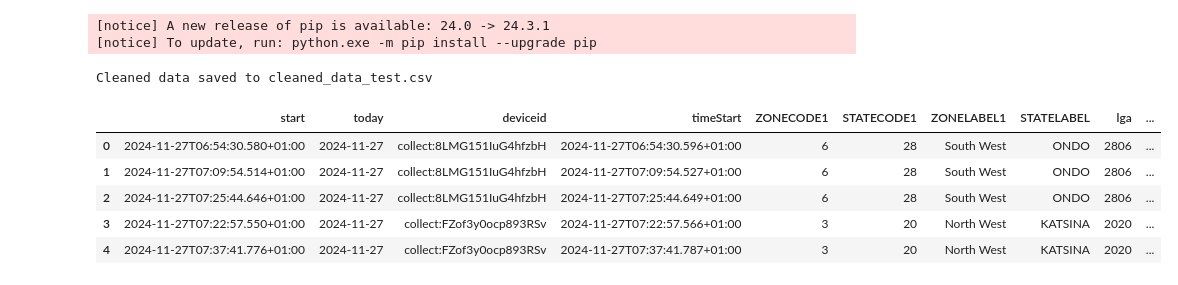
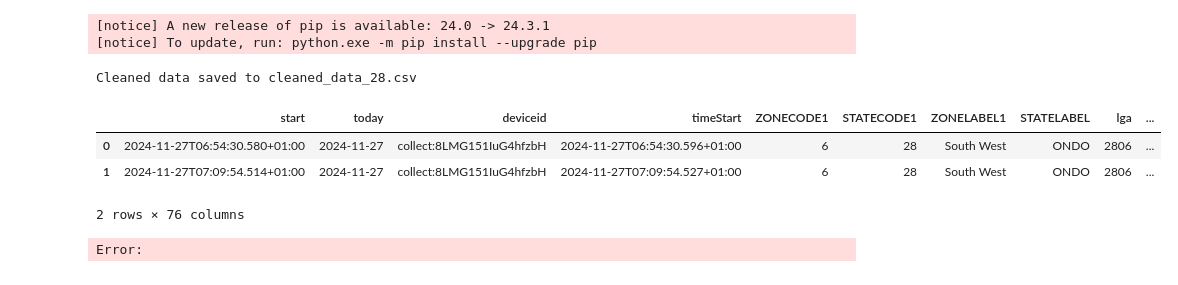
Before and after one commit to prof2022/nbsfoodpricecleanerpkg, a Jupyter notebook: experiments/experiments.ipynb, the cells around one changed output. Cells and saved outputs as stored; diff of their text form; code cells hidden in the pictures.

```diff
--- a/experiments/experiments.ipynb
+++ b/experiments/experiments.ipynb
@@ -227,5 +227,5 @@ Successfully installed nbsfoodpricecleaner-0.0.4
 # %%
 from nbsfoodpricecleaner import data_cleaner as dc
 # %%
-input_filepath=r"D:\gigs\nbs\NBS_Crowdsource_Food_Price_Form_27th.csv"  # Replace with the actual raw data CSV path
-output_filepath="cleaned_data_test.csv"
+input_filepath=r"D:\gigs\nbs\NBS_Crowdsource_Food_Price_Form_28th.csv"  # Replace with the actual raw data CSV path
+output_filepath="cleaned_data_28.csv"
@@ -238,15 +240,14 @@ cleaner.clean_data()
 # %%
 cleaner.save_cleaned_data()
 # %% [output]
-Cleaned data saved to cleaned_data_test.csv
+Cleaned data saved to cleaned_data_28.csv
 # %%
 pd.set_option('display.max_columns', 100)
 # %%
-cleaner.data.head()
+cleaner.data.head(2)
 # %% [output]
 |  | start | today | deviceid | timeStart | ZONECODE1 | STATECODE1 | ZONELABEL1 | STATELABEL | lga | ... |
 | 0 | 2024-11-27T06:54:30.580+01:00 | 2024-11-27 | collect:8LMG151IuG4hfzbH | 2024-11-27T06:54:30.596+01:00 | 6 | 28 | South West | ONDO | 2806 | ... |
 | 1 | 2024-11-27T07:09:54.514+01:00 | 2024-11-27 | collect:8LMG151IuG4hfzbH | 2024-11-27T07:09:54.527+01:00 | 6 | 28 | South West | ONDO | 2806 | ... |
-| 2 | 2024-11-27T07:25:44.646+01:00 | 2024-11-27 | collect:8LMG151IuG4hfzbH | 2024-11-27T07:25:44.649+01:00 | 6 | 28 | South West | ONDO | 2806 | ... |
-| 3 | 2024-11-27T07:22:57.550+01:00 | 2024-11-27 | collect:FZof3y0ocp893RSv | 2024-11-27T07:22:57.566+01:00 | 3 | 20 | North West | KATSINA | 2020 | ... |
-| 4 | 2024-11-27T07:37:41.776+01:00 | 2024-11-27 | collect:FZof3y0ocp893RSv | 2024-11-27T07:37:41.787+01:00 | 3 | 20 | North West | KATSINA | 2020 | ... |
+2 rows × 76 columns
+Error:
```
Also changed, not shown: parts of 7 cells of this notebook, 4 other files.
